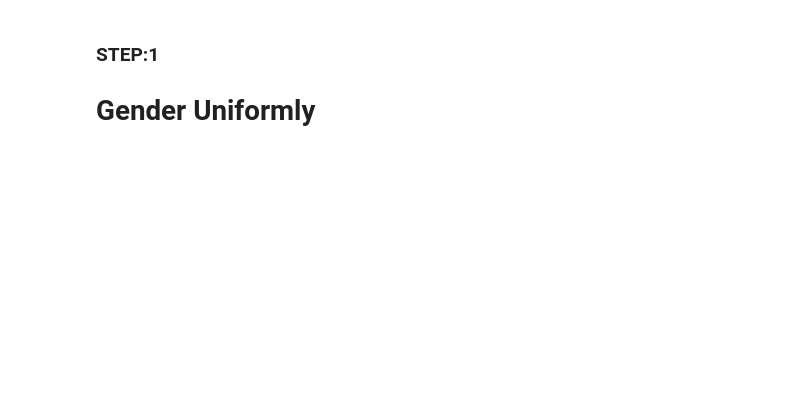
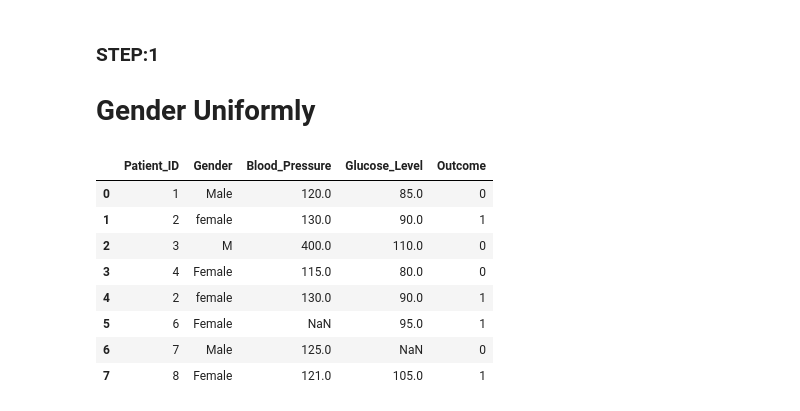
Before and after one commit to Shaikh-Hafiz-Yahya/Data-Cleaning-Projects, a Jupyter notebook: HealthCare DataCleaning/HealthCare_Data.ipynb, the cells around one changed output. Saved outputs shown, nothing was run; the diff lists cells and outputs as text; code cells hidden in the pictures; blank space fills up the shorter version.

```diff
--- a/HealthCare DataCleaning/HealthCare_Data.ipynb
+++ b/HealthCare DataCleaning/HealthCare_Data.ipynb
@@ -33,4 +66,15 @@ healthcare_df
 ### STEP:1
 # Gender Uniformly
 # %%
-healthcare_df['Gender'].replace('F' , 'Female')
+healthcare_df['Gender'] = healthcare_df['Gender'].replace('F' , 'Female')
+healthcare_df
+# %% [output]
+|  | Patient_ID | Gender | Blood_Pressure | Glucose_Level | Outcome |
+| 0 | 1 | Male | 120.0 | 85.0 | 0 |
+| 1 | 2 | female | 130.0 | 90.0 | 1 |
+| 2 | 3 | M | 400.0 | 110.0 | 0 |
+| 3 | 4 | Female | 115.0 | 80.0 | 0 |
+| 4 | 2 | female | 130.0 | 90.0 | 1 |
+| 5 | 6 | Female | NaN | 95.0 | 1 |
+| 6 | 7 | Male | 125.0 | NaN | 0 |
+| 7 | 8 | Female | 121.0 | 105.0 | 1 |
```
Also changed, not shown: parts of 28 cells of this notebook, 1 other file.
